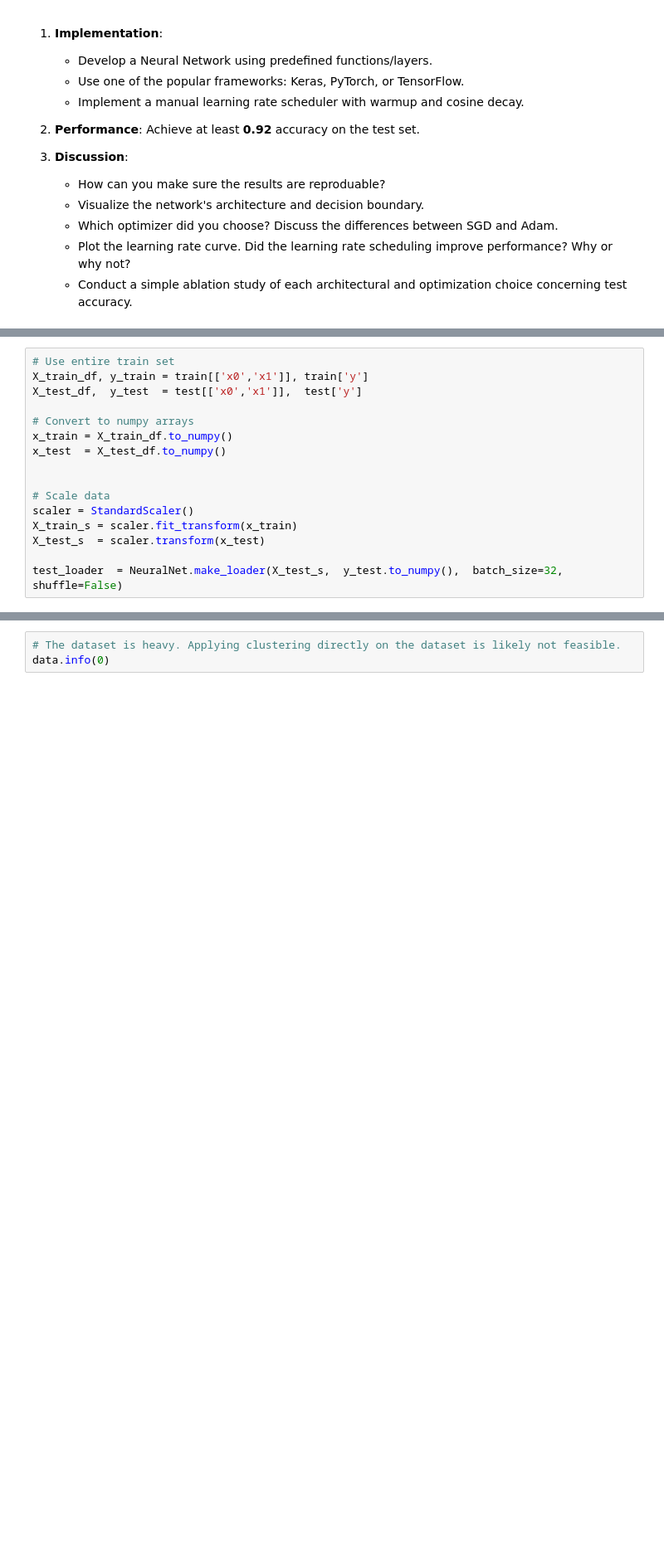
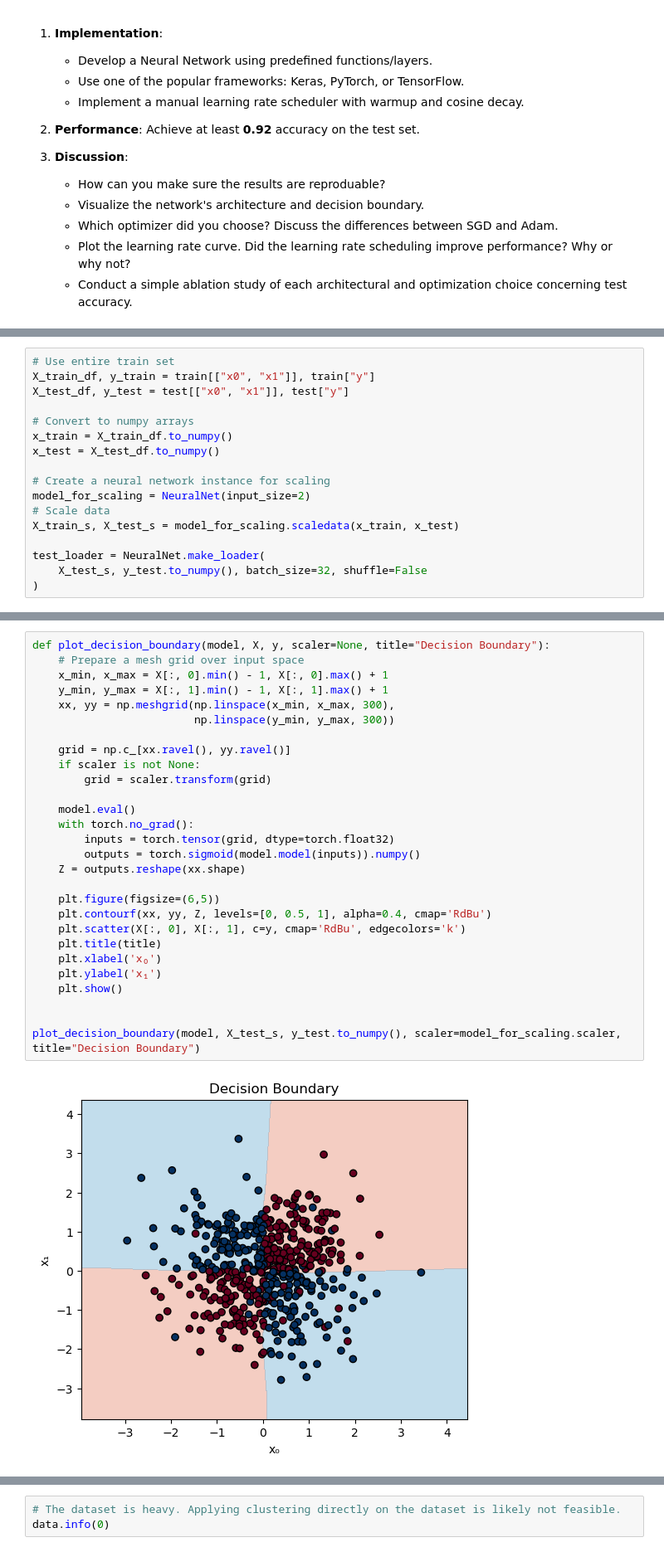
Before and after one commit to smokingkrillz/TDT4172-Introduction-to-Machine-Learning, a Jupyter notebook: Assignment2/Chapter_2.ipynb, the cells around one changed output, grey strips where cells are left out. Shown at 83% size. Saved outputs shown, nothing was run; the diff lists cells and outputs as text; blank space fills up the shorter version.

```diff
--- a/Assignment2/Chapter_2.ipynb
+++ b/Assignment2/Chapter_2.ipynb
@@ -224,17 +278,18 @@ class NeuralNet(nn.Module):
 # %%
 # Use entire train set
-X_train_df, y_train = train[['x0','x1']], train['y']
-X_test_df,  y_test  = test[['x0','x1']],  test['y']
+X_train_df, y_train = train[["x0", "x1"]], train["y"]
+X_test_df, y_test = test[["x0", "x1"]], test["y"]
 
 # Convert to numpy arrays
 x_train = X_train_df.to_numpy()
-x_test  = X_test_df.to_numpy()
+x_test = X_test_df.to_numpy()
 
+# Create a neural network instance for scaling
+model_for_scaling = NeuralNet(input_size=2)
+# Scale data
+X_train_s, X_test_s = model_for_scaling.scaledata(x_train, x_test)
 
-# Scale data
-scaler = StandardScaler()
-X_train_s = scaler.fit_transform(x_train)
-X_test_s  = scaler.transform(x_test)
-
-test_loader  = NeuralNet.make_loader(X_test_s,  y_test.to_numpy(),  batch_size=32, shuffle=False)
+test_loader = NeuralNet.make_loader(
+    X_test_s, y_test.to_numpy(), batch_size=32, shuffle=False
+)
 # %%
@@ -420,0 +398,30 @@ Identify the number of hidden servers (clusters) in the dataset. Assign cluster
+# %%
+def plot_decision_boundary(model, X, y, scaler=None, title="Decision Boundary"):
+    # Prepare a mesh grid over input space
+    x_min, x_max = X[:, 0].min() - 1, X[:, 0].max() + 1
+    y_min, y_max = X[:, 1].min() - 1, X[:, 1].max() + 1
+    xx, yy = np.meshgrid(np.linspace(x_min, x_max, 300),
+                         np.linspace(y_min, y_max, 300))
+
+    grid = np.c_[xx.ravel(), yy.ravel()]
+    if scaler is not None:
+        grid = scaler.transform(grid)
+
+    model.eval()
+    with torch.no_grad():
+        inputs = torch.tensor(grid, dtype=torch.float32)
+        outputs = torch.sigmoid(model.model(inputs)).numpy()
+    Z = outputs.reshape(xx.shape)
+
+    plt.figure(figsize=(6,5))
+    plt.contourf(xx, yy, Z, levels=[0, 0.5, 1], alpha=0.4, cmap='RdBu')
+    plt.scatter(X[:, 0], X[:, 1], c=y, cmap='RdBu', edgecolors='k')
+    plt.title(title)
+    plt.xlabel('x₀')
+    plt.ylabel('x₁')
+    plt.show()
+
+
+plot_decision_boundary(model, X_test_s, y_test.to_numpy(), scaler=model_for_scaling.scaler, title="Decision Boundary")
+# %% [output]
+[figure, added]
```
Also changed, not shown: parts of 21 cells of this notebook.
